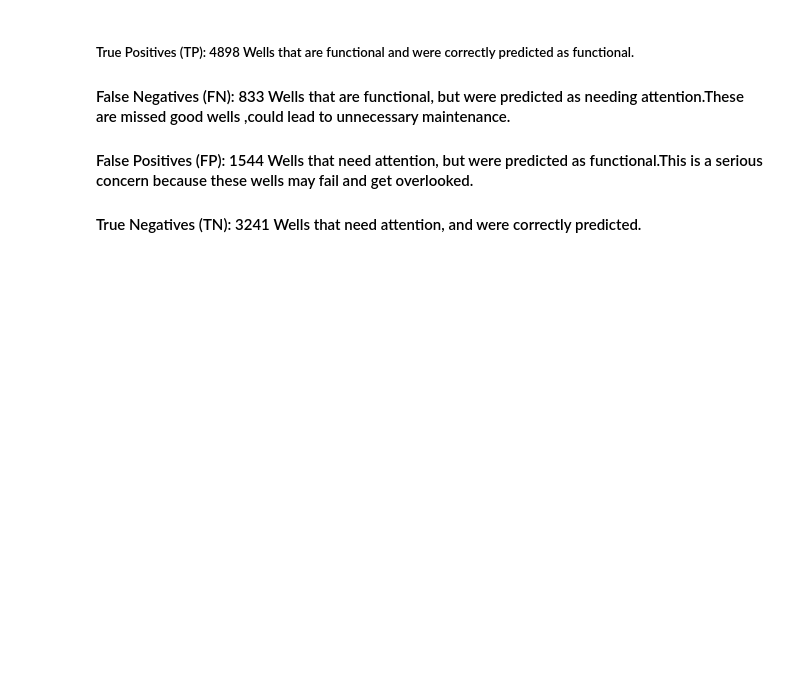
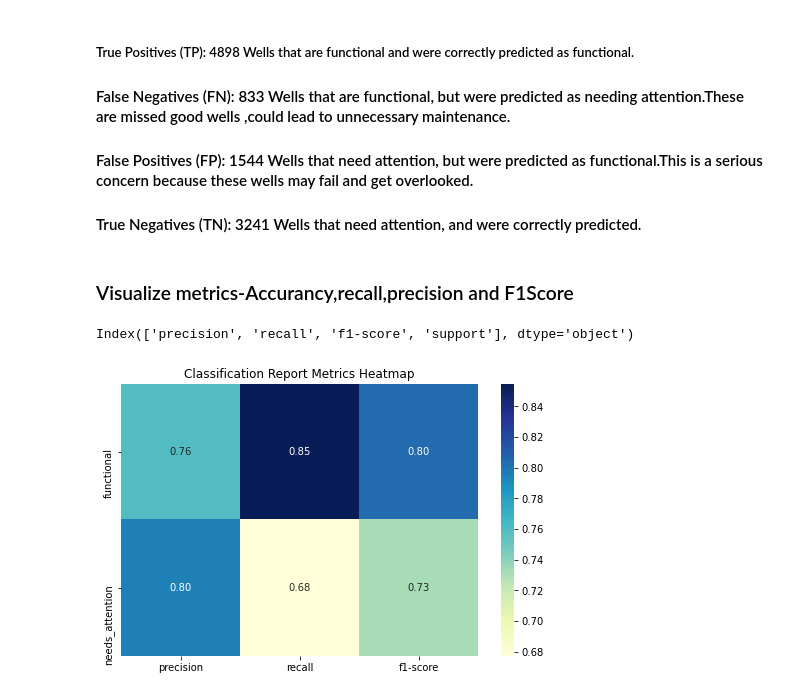
Before and after one commit to CharityPM/tanzanian-water-wells-prediction, a Jupyter notebook: waterwellsprediction.ipynb, the cells around one changed output. Cells and saved outputs as stored; diff of their text form; code cells hidden in the pictures; blank space fills up the shorter version.

Commit message:
develop decision tree model for our data and visualize

```diff
--- a/waterwellsprediction.ipynb
+++ b/waterwellsprediction.ipynb
@@ -790,3 +793,21 @@ plt.show()
 #### False Positives (FP): 1544 Wells that need attention, but were predicted as functional.This is a serious concern because these wells may fail and get overlooked.
 
 #### True Negatives (TN): 3241 Wells that need attention, and were correctly predicted.
+# %% [markdown]
+### Visualize metrics-Accurancy,recall,precision and F1Score
+# %%
+# Get classification report as dict
+report = classification_report(y_val, y_pred, output_dict=True)
+report_df = pd.DataFrame(report).transpose()
+
+# Check the columns available
+print(report_df.columns)
+# %% [output]
+Index(['precision', 'recall', 'f1-score', 'support'], dtype='object')
+# %%
+plt.figure(figsize=(8, 5))
+sns.heatmap(report_df.loc[['functional', 'needs_attention'], ['precision', 'recall', 'f1-score']], annot=True, cmap='YlGnBu', fmt='.2f')
+plt.title('Classification Report Metrics Heatmap')
+plt.show()
+# %% [output]
+[figure, added]
```
Also changed, not shown: parts of 7 cells of this notebook.
